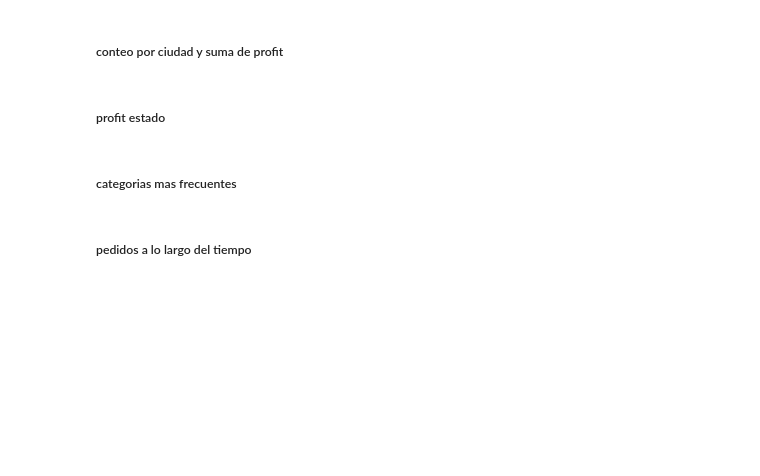
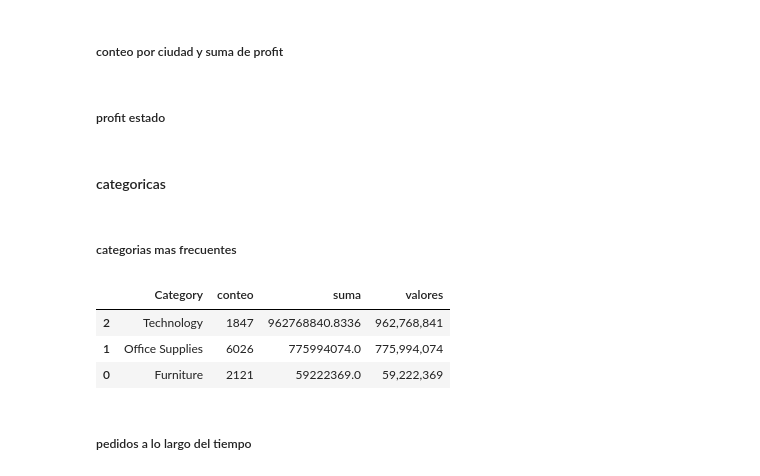
Before and after one commit to repos-especializacion-UdeA/tarea-fundamentos, a Jupyter notebook: entrega_udea_.ipynb, the cells around one changed output. Cells and saved outputs as stored; diff of their text form; code cells hidden in the pictures; blank space fills up the shorter version.

```diff
--- a/entrega_udea_.ipynb
+++ b/entrega_udea_.ipynb
@@ -202,13 +205,20 @@ estado=df__.groupby(['State'])['Profit'].sum()
 estado=estado.reset_index(name='sum').sort_values(by='sum',ascending=False).head(21)
 estado['valores'] = estado['sum'].apply(lambda x: '{:,.0f}'.format(x))
 estado=estado.iloc[:,[0,2]]
+# %% [markdown]
+#### categoricas
 # %% [markdown]
 ##### categorias mas frecuentes
 # %%
 categoria=df__.groupby('Category')['Category'].count()
 categoria=categoria.reset_index(name='conteo')
 categoria_s=df__.groupby('Category')['Profit'].sum()
 categoria_s=categoria_s.reset_index(name='suma')
 categoria_s['valores'] = categoria_s['suma'].apply(lambda x: '{:,.0f}'.format(x))
-categoria_s=pd.merge(categoria,categoria_s,on='Category')
-categoria_s=categoria_s.iloc[:,[0,1,3]]
+categoria_s=pd.merge(categoria,categoria_s,on='Category').sort_values(by='suma',ascending=False)
+categoria_s
+# %% [output]
+|  | Category | conteo | suma | valores |
+| 2 | Technology | 1847 | 962768840.8336 | 962,768,841 |
+| 1 | Office Supplies | 6026 | 775994074.0 | 775,994,074 |
+| 0 | Furniture | 2121 | 59222369.0 | 59,222,369 |
```
Also changed, not shown: parts of 8 cells of this notebook.
